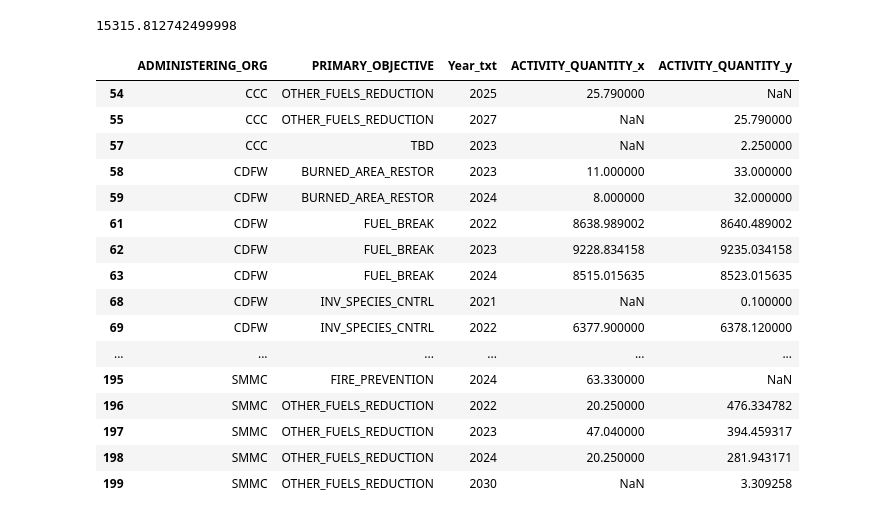
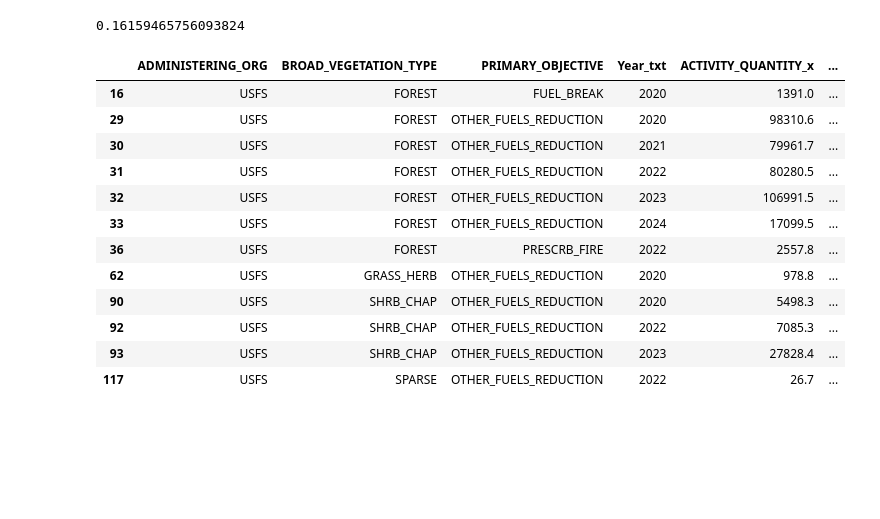
Before and after one commit to klinucsd/interagency-tracking-system, a Jupyter notebook: notebooks/Validate.ipynb, the cells around one changed output. Drawn from its saved outputs; the diff is of its cells as text; code cells hidden in the pictures; blank space fills up the shorter version.

```diff
--- a/notebooks/Validate.ipynb
+++ b/notebooks/Validate.ipynb
@@ -3,0 +9,28 @@ import pandas as pd
+# %%
+def val_group(reference_gdb_path,
+              output_gdb_path,
+              reference_layer_name,
+              output_layer_name,
+              col_sum='ACTIVITY_QUANTITY',
+              group=['ADMINISTERING_ORG', 'BROAD_VEGETATION_TYPE', 'PRIMARY_OBJECTIVE', "YEAR_TXT"]):
+
+    reference_gdf = gpd.read_file(reference_gdb_path, driver='openFileGDB', layer=reference_layer_name)
+    output_gdf = gpd.read_file(output_gdb_path, driver='openFileGDB', layer=output_layer_name)
+
+    reference_gdf.columns = [col.upper() for col in reference_gdf.columns]
+    output_gdf.columns = [col.upper() for col in output_gdf.columns]
+
+    out_group = output_gdf[output_gdf['COUNTS_TO_MAS'] == 'YES'][[col_sum] + group].groupby(group).sum().reset_index()
+    ref_group = reference_gdf[reference_gdf['COUNTS_TO_MAS'] == 'YES'][[col_sum] + group].groupby(group).sum().reset_index()
+
+    merge_group = out_group.merge(ref_group, on=group, how='outer')
+
+    print('out of {} matching combinations of {}, there are {} combinations that have different sum activity quantity'.format(len(merge_group),
+                                                                                                                              group,
+                                                                                                                             len(merge_group[merge_group['ACTIVITY_QUANTITY_x'] != merge_group['ACTIVITY_QUANTITY_y']]),
+                                                                                                                             ))
+
+    diff_df = merge_group[merge_group['ACTIVITY_QUANTITY_x'] != merge_group['ACTIVITY_QUANTITY_y']]
+    diff_df['DIFF'] = diff_df['ACTIVITY_QUANTITY_x'].fillna(0) - diff_df['ACTIVITY_QUANTITY_y'].fillna(0)
+
+    return diff_df
@@ -4,3 +47,5 @@ import pandas as pd
 # %%
 validation_gdb_path = r"D:\WORK\wildfire\Interagency-Tracking-System\its\Interagency Tracking System.gdb"
 output_gdb_path = r"D:\WORK\wildfire\Interagency-Tracking-System\its\ITSGDB_backup\tmp\CNRA_2020_2025.gdb"
+reference_layer_name = 'CNRA_enriched_poly_20241121'
+output_layer_name = "CNRA_enriched_20250219_polygon"
@@ -18,0 +52,5 @@ output_gdb_path = r"D:\WORK\wildfire\Interagency-Tracking-System\its\ITSGDB_back
+# %%
+diff_df = val_group(validation_gdb_path,
+                   output_gdb_path,
+                   reference_layer_name,
+                   output_layer_name)
@@ -42,2 +141,4 @@ Index(['globalid', 'projectid', 'trmtid_user', 'projectid_user',
 # %%
-out_group = output_gdf[output_gdf['COUNTS_TO_MAS'] == 'YES'][['ACTIVITY_QUANTITY', 'ADMINISTERING_ORG','PRIMARY_OBJECTIVE', "Year_txt"]].groupby(['ADMINISTERING_ORG','PRIMARY_OBJECTIVE', "Year_txt"]).sum().reset_index()
+113038/sum(output_gdf[output_gdf['COUNTS_TO_MAS'] == 'YES']['ACTIVITY_QUANTITY'])
+# %% [output]
+0.16159465756093824
@@ -50,25 +145,16 @@ merge_group = out_group.merge(ref_group, on=['ADMINISTERING_ORG','PRIMARY_OBJECT
-# %%
-sum(merge_group['ACTIVITY_QUANTITY_x'].fillna(0) - merge_group['ACTIVITY_QUANTITY_y'].fillna(0))
-# %% [output]
-15315.812742499998
-# %%
-pd.set_option('display.max_rows', None)
-merge_group[merge_group['ACTIVITY_QUANTITY_x'] != merge_group['ACTIVITY_QUANTITY_y']]
-# %% [output]
-|  | ADMINISTERING_ORG | PRIMARY_OBJECTIVE | Year_txt | ACTIVITY_QUANTITY_x | ACTIVITY_QUANTITY_y |
-| 54 | CCC | OTHER_FUELS_REDUCTION | 2025 | 25.790000 | NaN |
-| 55 | CCC | OTHER_FUELS_REDUCTION | 2027 | NaN | 25.790000 |
-| 57 | CCC | TBD | 2023 | NaN | 2.250000 |
-| 58 | CDFW | BURNED_AREA_RESTOR | 2023 | 11.000000 | 33.000000 |
-| 59 | CDFW | BURNED_AREA_RESTOR | 2024 | 8.000000 | 32.000000 |
-| 61 | CDFW | FUEL_BREAK | 2022 | 8638.989002 | 8640.489002 |
-| 62 | CDFW | FUEL_BREAK | 2023 | 9228.834158 | 9235.034158 |
-| 63 | CDFW | FUEL_BREAK | 2024 | 8515.015635 | 8523.015635 |
-| 68 | CDFW | INV_SPECIES_CNTRL | 2021 | NaN | 0.100000 |
-| 69 | CDFW | INV_SPECIES_CNTRL | 2022 | 6377.900000 | 6378.120000 |
-| ... | ... | ... | ... | ... | ... |
-| 195 | SMMC | FIRE_PREVENTION | 2024 | 63.330000 | NaN |
-| 196 | SMMC | OTHER_FUELS_REDUCTION | 2022 | 20.250000 | 476.334782 |
-| 197 | SMMC | OTHER_FUELS_REDUCTION | 2023 | 47.040000 | 394.459317 |
-| 198 | SMMC | OTHER_FUELS_REDUCTION | 2024 | 20.250000 | 281.943171 |
-| 199 | SMMC | OTHER_FUELS_REDUCTION | 2030 | NaN | 3.309258 |
+# %%
+diff_df
+# %% [output]
+|  | ADMINISTERING_ORG | BROAD_VEGETATION_TYPE | PRIMARY_OBJECTIVE | Year_txt | ACTIVITY_QUANTITY_x | ... |
+| 16 | USFS | FOREST | FUEL_BREAK | 2020 | 1391.0 | ... |
+| 29 | USFS | FOREST | OTHER_FUELS_REDUCTION | 2020 | 98310.6 | ... |
+| 30 | USFS | FOREST | OTHER_FUELS_REDUCTION | 2021 | 79961.7 | ... |
+| 31 | USFS | FOREST | OTHER_FUELS_REDUCTION | 2022 | 80280.5 | ... |
+| 32 | USFS | FOREST | OTHER_FUELS_REDUCTION | 2023 | 106991.5 | ... |
+| 33 | USFS | FOREST | OTHER_FUELS_REDUCTION | 2024 | 17099.5 | ... |
+| 36 | USFS | FOREST | PRESCRB_FIRE | 2022 | 2557.8 | ... |
+| 62 | USFS | GRASS_HERB | OTHER_FUELS_REDUCTION | 2020 | 978.8 | ... |
+| 90 | USFS | SHRB_CHAP | OTHER_FUELS_REDUCTION | 2020 | 5498.3 | ... |
+| 92 | USFS | SHRB_CHAP | OTHER_FUELS_REDUCTION | 2022 | 7085.3 | ... |
+| 93 | USFS | SHRB_CHAP | OTHER_FUELS_REDUCTION | 2023 | 27828.4 | ... |
+| 117 | USFS | SPARSE | OTHER_FUELS_REDUCTION | 2022 | 26.7 | ... |
```
Also changed, not shown: parts of 26 cells of this notebook, 7 other files.
